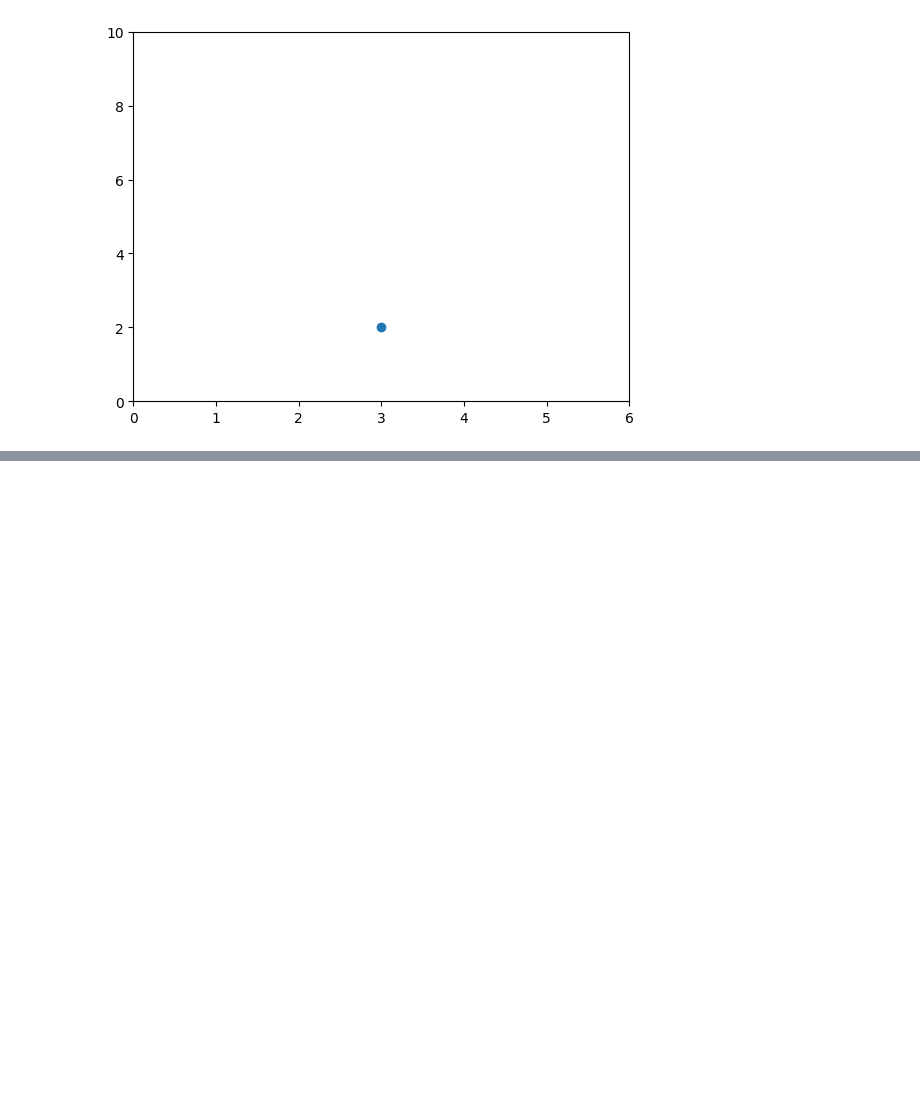
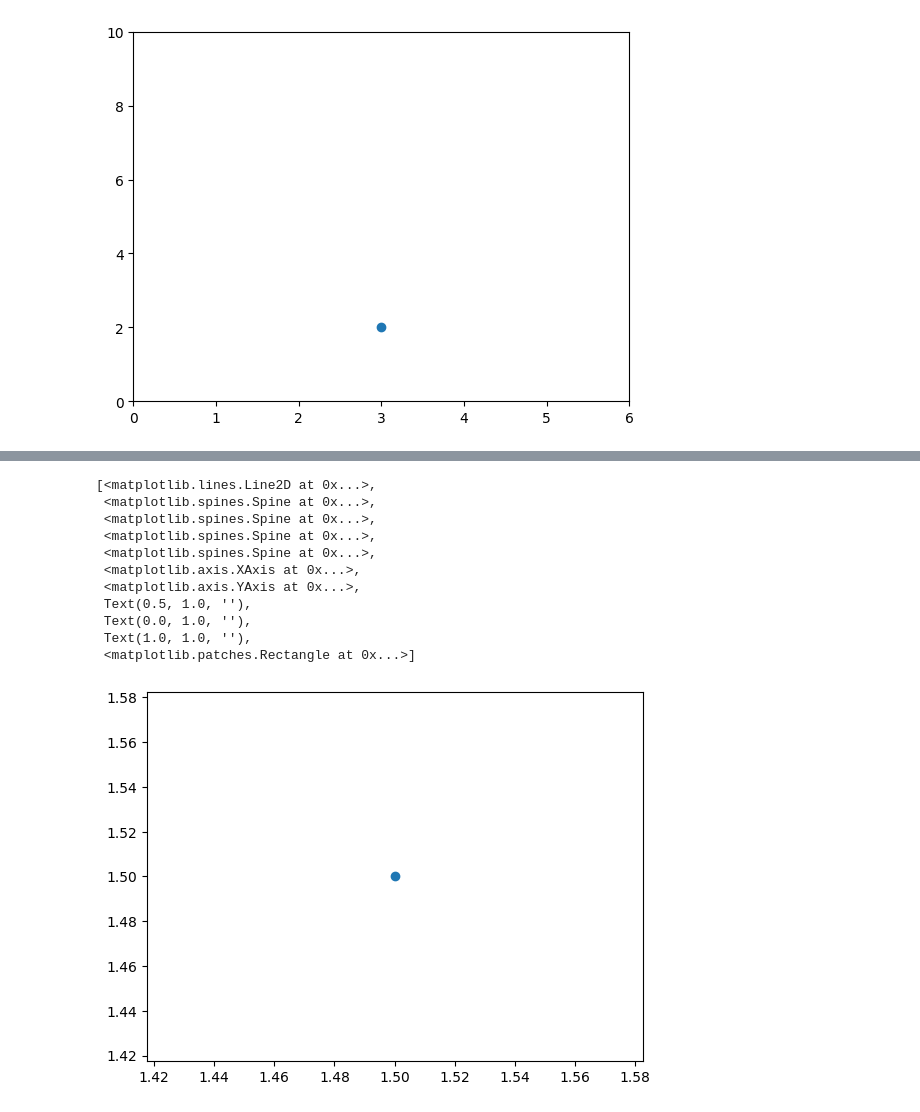
Before and after one commit to Zainab-Ayoub/dataScienceProblems, a Jupyter notebook: plotting.ipynb, the cells around one changed output, grey strips where cells are left out. Drawn from its saved outputs; the diff is of its cells as text; code cells hidden in the pictures; blank space fills up the shorter version.

```diff
--- a/plotting.ipynb
+++ b/plotting.ipynb
@@ -37,0 +46,17 @@ ax.axis([0,6,0,10])
+# %%
+ax = plt.gca()
+plt.plot(1.5, 1.5, 'o')
+ax.get_children()
+# %% [output]
+[<matplotlib.lines.Line2D at 0x...>,
+ <matplotlib.spines.Spine at 0x...>,
+ <matplotlib.spines.Spine at 0x...>,
+ <matplotlib.spines.Spine at 0x...>,
+ <matplotlib.spines.Spine at 0x...>,
+ <matplotlib.axis.XAxis at 0x...>,
+ <matplotlib.axis.YAxis at 0x...>,
+ Text(0.5, 1.0, ''),
+ Text(0.0, 1.0, ''),
+ Text(1.0, 1.0, ''),
+ <matplotlib.patches.Rectangle at 0x...>]
+[figure, added]
```
Also changed, not shown: parts of 1 cell of this notebook, 1 other file.
